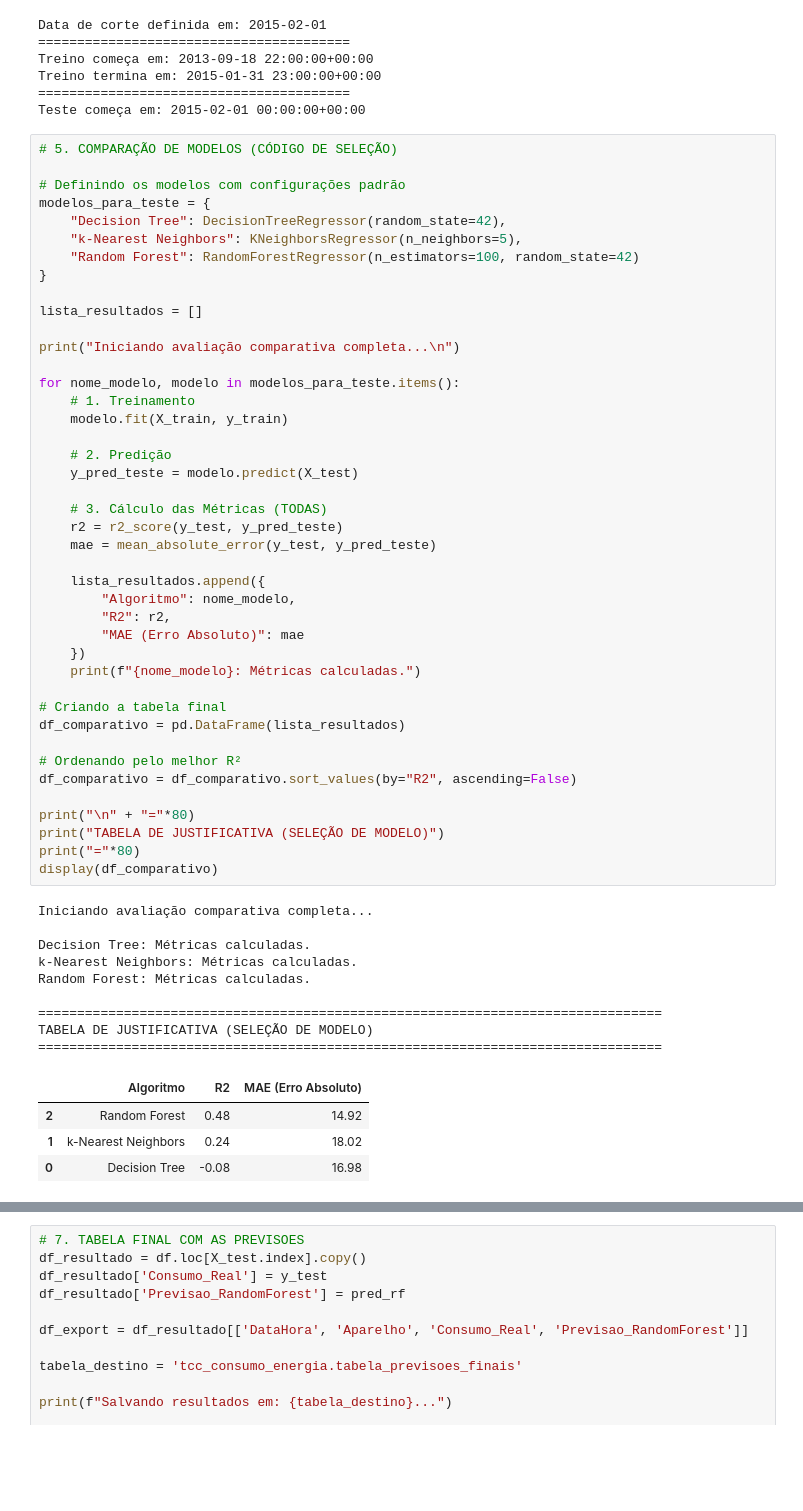
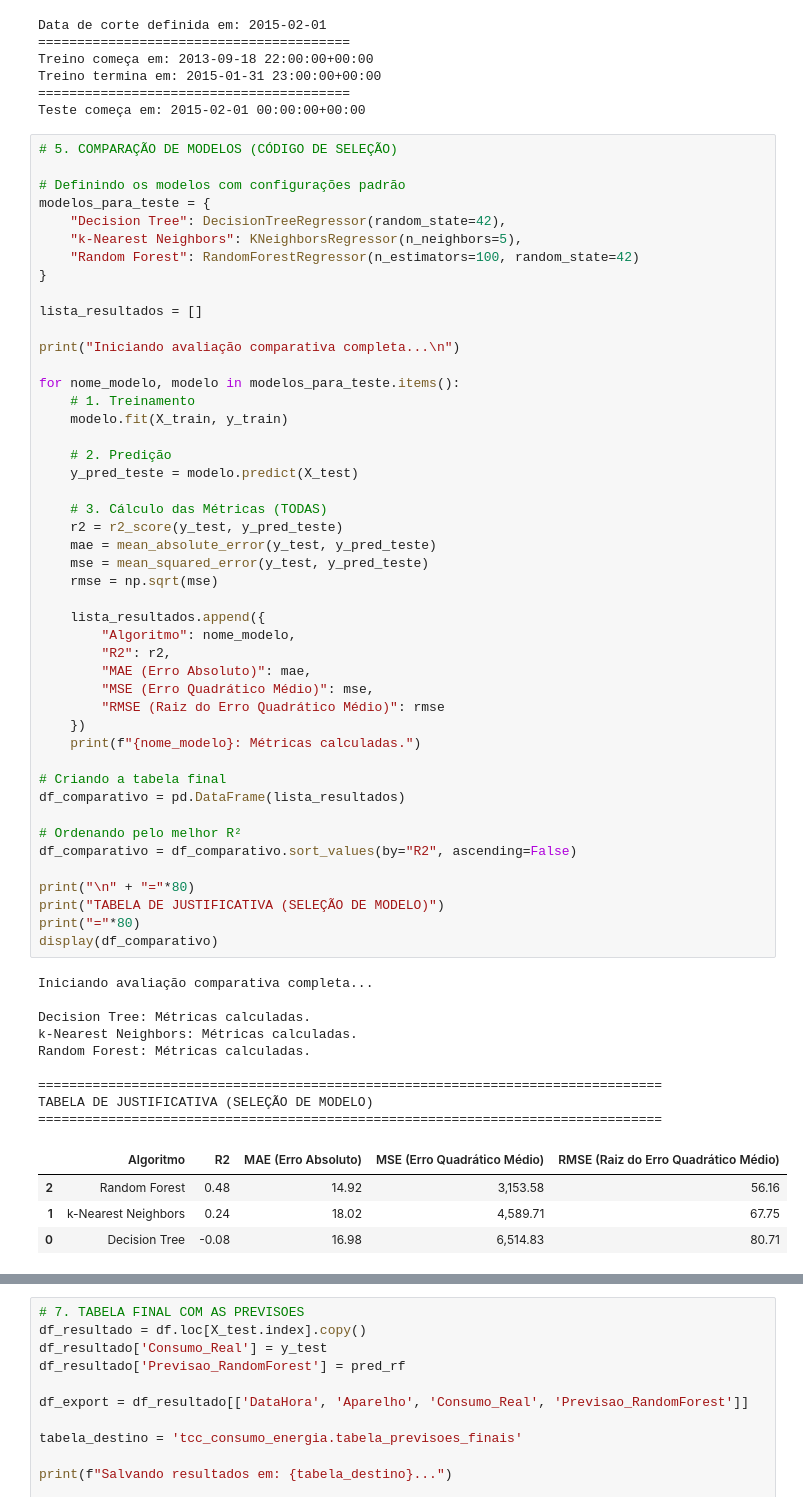
Before and after one commit to lhenriquesf/tcc_consumo_energia, a Jupyter notebook: notebooks/TCC_Analise_Consumo_Energia.ipynb, the cells around one changed output, grey strips where cells are left out. Saved outputs shown, nothing was run; the diff lists cells and outputs as text; blank space fills up the shorter version.

```diff
--- a/notebooks/TCC_Analise_Consumo_Energia.ipynb
+++ b/notebooks/TCC_Analise_Consumo_Energia.ipynb
@@ -138,38 +138,42 @@ for nome_modelo, modelo in modelos_para_teste.items():
     # 3. Cálculo das Métricas (TODAS)
     r2 = r2_score(y_test, y_pred_teste)
     mae = mean_absolute_error(y_test, y_pred_teste)
+    mse = mean_squared_error(y_test, y_pred_teste)
+    rmse = np.sqrt(mse)
 
     lista_resultados.append({
         "Algoritmo": nome_modelo,
         "R2": r2,
-        "MAE (Erro Absoluto)": mae
+        "MAE (Erro Absoluto)": mae,
+        "MSE (Erro Quadrático Médio)": mse,
+        "RMSE (Raiz do Erro Quadrático Médio)": rmse
     })
     print(f"{nome_modelo}: Métricas calculadas.")
 
 # Criando a tabela final
 df_comparativo = pd.DataFrame(lista_resultados)
 
 # Ordenando pelo melhor R²
 df_comparativo = df_comparativo.sort_values(by="R2", ascending=False)
 
 print("\n" + "="*80)
 print("TABELA DE JUSTIFICATIVA (SELEÇÃO DE MODELO)")
 print("="*80)
 display(df_comparativo)
 # %% [output]
 Iniciando avaliação comparativa completa...
 
 Decision Tree: Métricas calculadas.
 k-Nearest Neighbors: Métricas calculadas.
 Random Forest: Métricas calculadas.
 
 ================================================================================
 TABELA DE JUSTIFICATIVA (SELEÇÃO DE MODELO)
 ================================================================================
-|  | Algoritmo | R2 | MAE (Erro Absoluto) |
-| 2 | Random Forest | 0.48 | 14.92 |
-| 1 | k-Nearest Neighbors | 0.24 | 18.02 |
-| 0 | Decision Tree | -0.08 | 16.98 |
+|  | Algoritmo | R2 | MAE (Erro Absoluto) | MSE (Erro Quadrático Médio) | RMSE (Raiz do Erro Quadrático Médio) |
+| 2 | Random Forest | 0.48 | 14.92 | 3,153.58 | 56.16 |
+| 1 | k-Nearest Neighbors | 0.24 | 18.02 | 4,589.71 | 67.75 |
+| 0 | Decision Tree | -0.08 | 16.98 | 6,514.83 | 80.71 |
 # %%
 # 6. TREINAMENTO
 print("Treinando Modelo Random Forest...")
```
Also changed, not shown: parts of 2 cells of this notebook.
